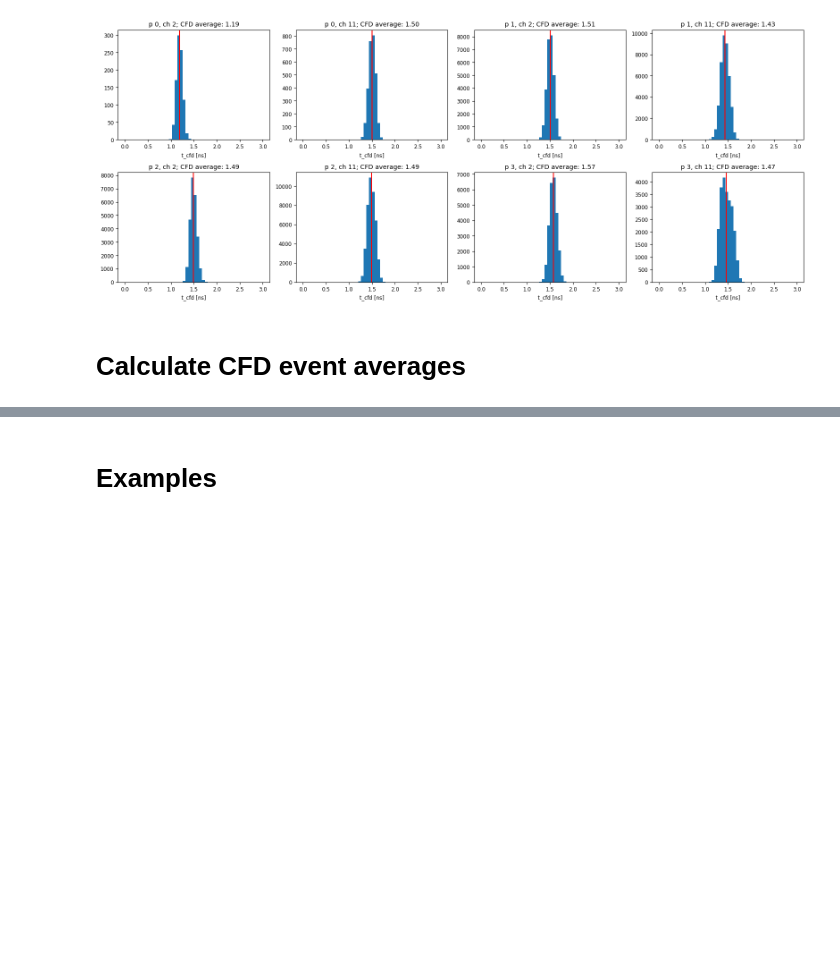
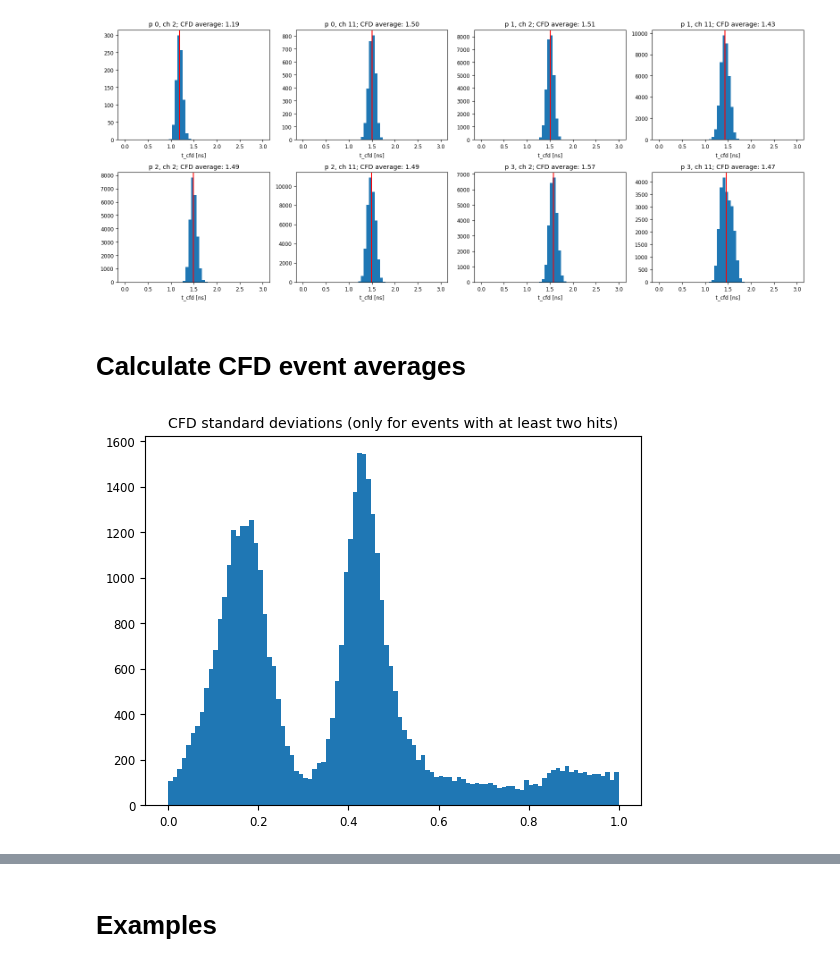
Before and after one commit to MatiXOfficial/pps-timing-ml, a Jupyter notebook: first_tests.ipynb, the cells around one changed output, grey strips where cells are left out. Cells and saved outputs as stored; diff of their text form; code cells hidden in the pictures; blank space fills up the shorter version.

```diff
--- a/first_tests.ipynb
+++ b/first_tests.ipynb
@@ -352,12 +357,22 @@ cfd_avg_shift_applied = True
 # %% [markdown]
 # Calculate CFD event averages
 # %%
+stds = []
 for event, event_data in list(cfd_dataset.items()):
     cfds = [wav_data.t_cfd + wav_data.t0 for _, _, wav_data in event_data.get_all_waveforms()]
+    # cfds = [wav_data.t_cfd for _, _, wav_data in event_data.get_all_waveforms()]
     if not cfds: # Remove event if empty after the selection
         del cfd_dataset[event]
     else:
         event_data.t_cfd_average = np.average(cfds)
+        if len(cfds) >= 2:
+            stds.append(np.std(cfds))
+
+plt.hist(stds, range=(0, 1), bins=100)
+plt.title('CFD standard deviations (only for events with at least two hits)')
+plt.show()
+# %% [output]
+[figure, added]
 # %%
 cfd_differences = defaultdict(list)
 for event, event_data in cfd_dataset.items():
```
Also changed, not shown: parts of 9 cells of this notebook.
